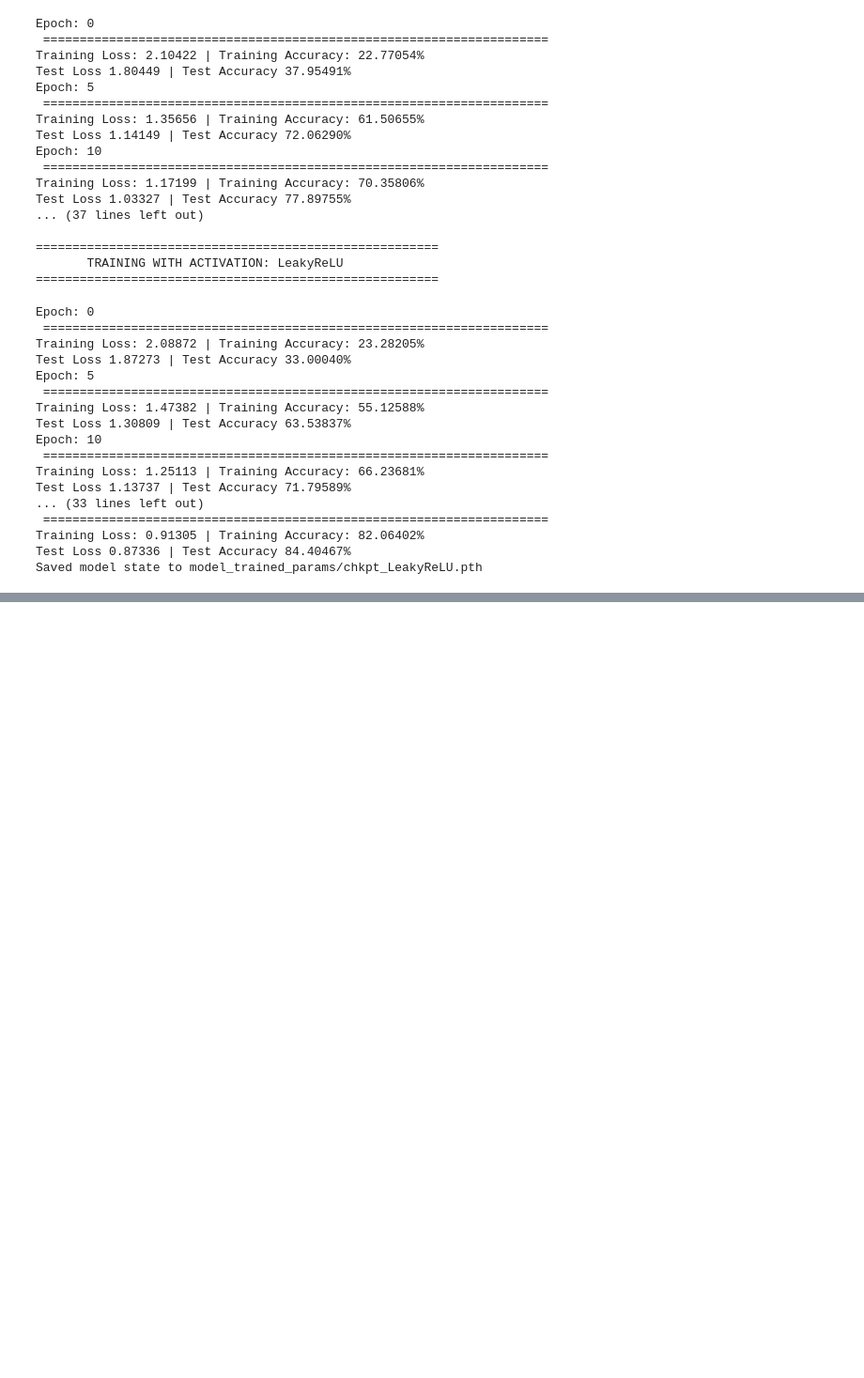
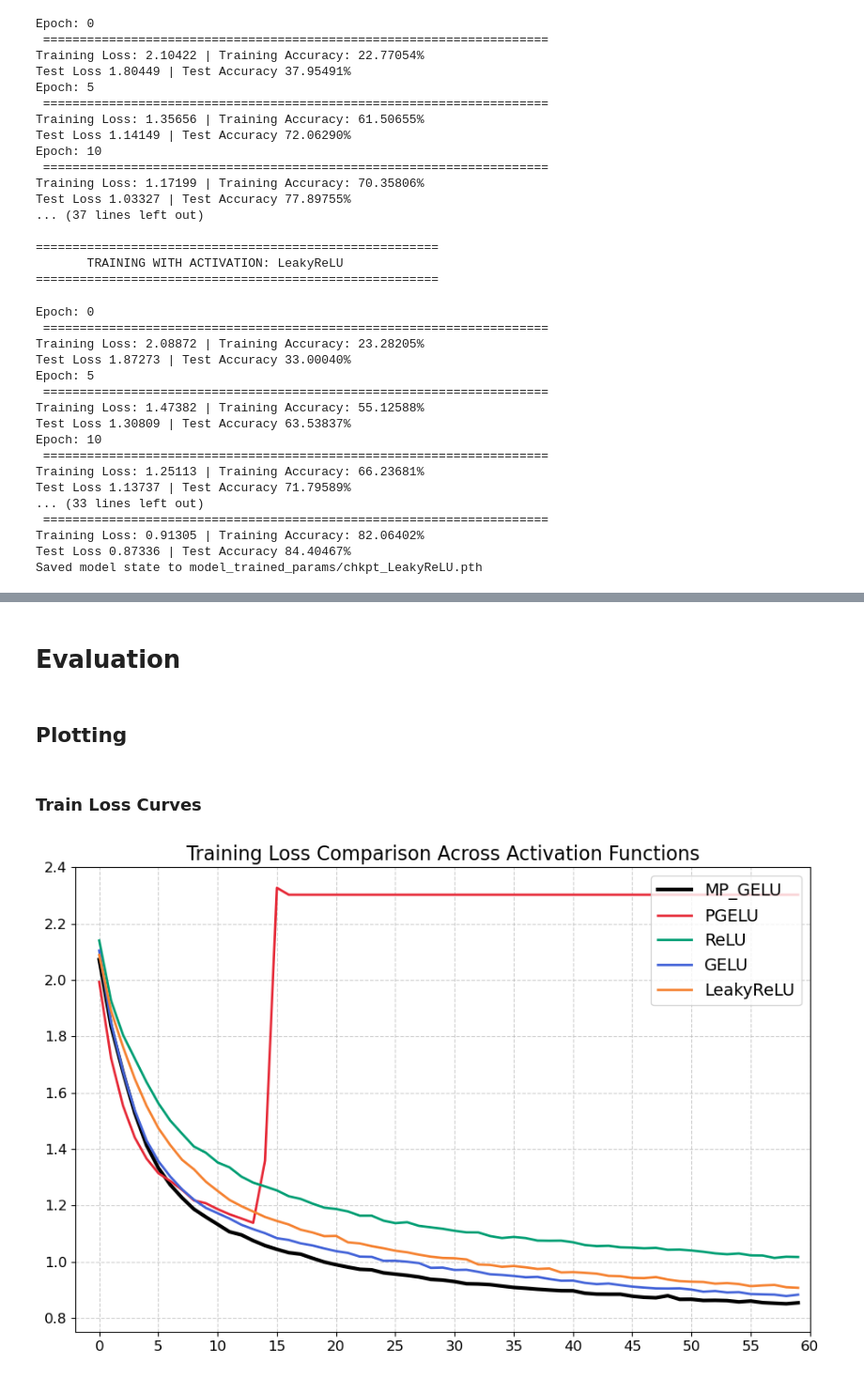
Before and after one commit to Ariestootl/MPGELU, a Jupyter notebook: Experiment.ipynb, the cells around one changed output, grey strips where cells are left out. Shown at 94% size. Drawn from its saved outputs; the diff is of its cells as text; code cells hidden in the pictures; blank space fills up the shorter version.

Commit message:
added evaluation metrics

```diff
--- a/Experiment.ipynb
+++ b/Experiment.ipynb
@@ -405,0 +446,36 @@ Saved model state to model_trained_params/chkpt_LeakyReLU.pth
+# %% [markdown]
+# Evaluation
+# %% [markdown]
+## Plotting
+# %%
+to_plot = {
+    "MP_GELU":   {"results": my_models["MP_GELU"]["results"],   "linewidth": 3.0, "color": "#000000"}, # Jet Black (Hero)
+    "PGELU":     {"results": my_models["PGELU"]["results"],     "linewidth": 2.0, "color": "#E62937"}, # Strong Red
+    "ReLU":      {"results": my_models["ReLU"]["results"],      "linewidth": 2.0, "color": "#009E73"}, # Teal (from your original)
+    "GELU":      {"results": my_models["GELU"]["results"],      "linewidth": 2.0, "color": "#4363D8"}, # Royal Blue (Replaces the light yellow)
+    "LeakyReLU": {"results": my_models["LeakyReLU"]["results"], "linewidth": 2.0, "color": "#F58231"}  # Bright Orange
+}
+# %% [markdown]
+### Train Loss Curves
+# %%
+plt.figure(figsize=(11, 7))
+
+for act_name, property in to_plot.items():
+    plot_results = property["results"]
+    arguments = {
+        "linewidth" : property.get("linewidth",1.0),
+        "linestyle": property.get("linestyle"),
+        "label": act_name,
+        "color": property["color"]
+    }
+    plt.plot(plot_results["train_loss"], **arguments)
+plt.legend(loc="upper right", fontsize=14)
+plt.grid(True,linestyle='--', alpha=0.6)
+plt.xticks(np.arange(-10,65,5), fontsize=12)
+plt.yticks(fontsize=12)
+plt.ylim(0.75,2.4)
+plt.xlim(-2,60)
+plt.title("Training Loss Comparison Across Activation Functions", fontsize=16)
+plt.show()
+# %% [output]
+[figure, added]
```
Also changed, not shown: parts of 9 cells of this notebook, 1 other file.
